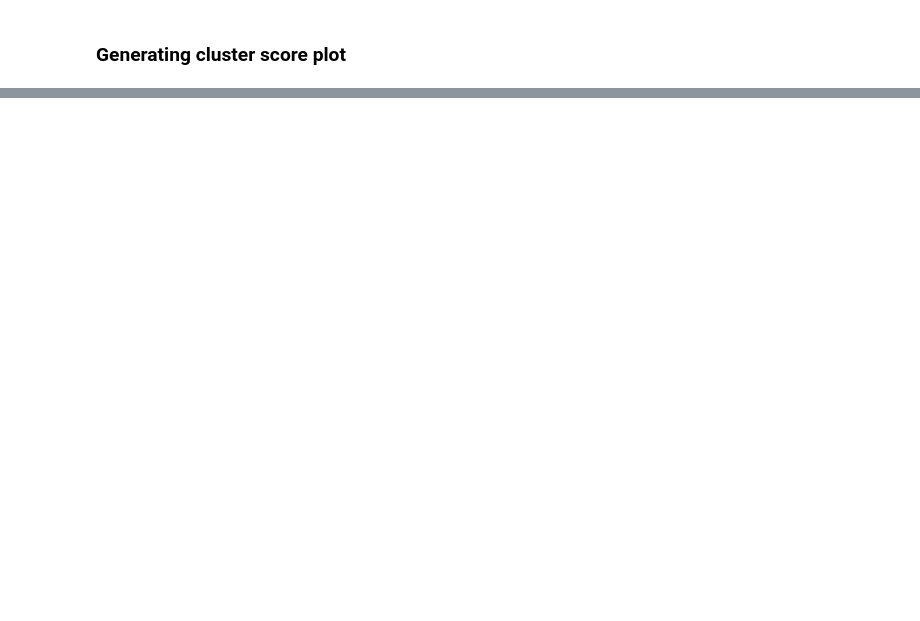
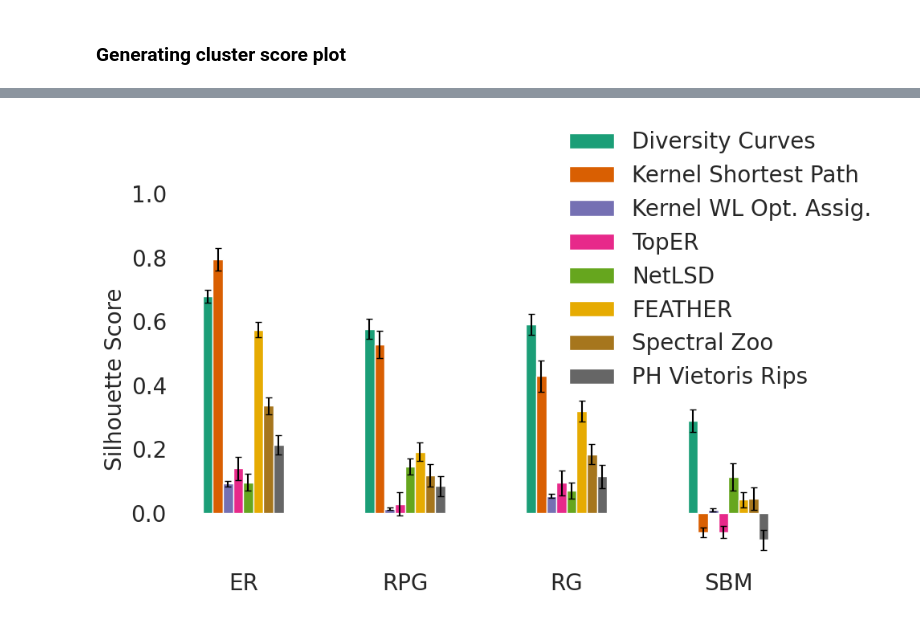
Before and after one commit to aidos-lab/diversity_curves, a Jupyter notebook: simulations/sim_params.ipynb, the cells around one changed output, grey strips where cells are left out. Cells and saved outputs as stored; diff of their text form; code cells hidden in the pictures; blank space fills up the shorter version.

Commit message:
cleaning up simulation experiment predicting parameters

```diff
--- a/simulations/sim_params.ipynb
+++ b/simulations/sim_params.ipynb
@@ -168,4 +159,101 @@ for model in models:
 # %%
+#loading results and configuration
 resdir = 'simulations/results/sim_params/nodes_10_to_30_stepsize_1/n_graphs_3'
 res_df = pd.read_csv(f'{resdir}/results_combined.csv', header=[0,1], index_col=0)
 configs = pd.read_csv(f'{resdir}/configs.csv', header=[0], index_col=0)
+# selecting the methods we want to plot
+methods_selection = [
+    'divcurves_shortest_path_distance',
+    'kernel_shortest_path',
+    'kernel_weisfeiler_lehman_optimal_assignment',
+    'toper_all_sub',
+    'graph_embedding_netLSD',
+    'graph_embedding_feathergraph',
+    'spectral_zoo',
+    'persistent_homology_vietoris_rips'
+]
+
+#  renaming
+names_methods = {
+    'divcurves_pca_shortest_path_distance': 'Diversity Curves',
+    'divcurves_shortest_path_distance': 'Diversity Curves',
+    'graph_embedding_feathergraph': 'FEATHER',
+    'kernel_shortest_path': 'Kernel Shortest Path',
+    'kernel_weisfeiler_lehman_optimal_assignment': 'Kernel WL Opt. Assig.',
+    'toper_forricci_sub': 'TopER Forricci',
+    'spectral_zoo': 'Spectral Zoo',
+    'persistent_homology_alpha_complex': 'PH Alpha Complex',
+    'persistent_homology_vietoris_rips': 'PH Vietoris Rips',
+    'toper_all_sub': 'TopER',
+    'graph_embedding_netLSD': 'NetLSD',
+}
+
+models = ['ER', 'RPG', 'RG', 'SBM']
+
+# selecting score to plot
+score = 'silh'
+
+#select relevant methods to plot
+selected = res_df.loc[methods_selection,(models, slice(None))]
+
+y=selected.loc[:, (slice(None), [f'{score}_mean'])].droplevel(level=1, axis=1)
+y_err = selected.loc[:, (slice(None), [f'{score}_std'])].droplevel(level=1, axis=1)
+
+
+
+fig, ax = plt.subplots(figsize=(10, 6))
+
+# Get the models (column names)
+# models = y.columns
+n_rows = len(y)
+x_positions = np.arange(len(models))
+
+# Width for offsetting errorbars within each model group
+bar_width = 0.5 / n_rows
+
+# Colors for each row and font size
+colors = plt.cm.Dark2(X=range(n_rows))
+matplotlib.rcParams.update({'font.size': 20})
+
+
+bars = {}
+
+# Plot errorbars for each row
+for row_idx, row_name in enumerate(y.index):
+    offsets = x_positions + (row_idx - n_rows/2 + 0.5) * bar_width
+    ax.errorbar(
+        offsets,
+        y.iloc[row_idx],
+        yerr=y_err.iloc[row_idx],
+        fmt='none',
+        label=row_name,
+        color='black',
+        capsize=3,
+        markersize=6
+    )
+    bars[row_name] = ax.bar(offsets, y.iloc[row_idx], width=bar_width, color=colors[row_idx])
+
+ax = plt.gca()
+ax.set_xticks(x_positions)
+ax.set_xticklabels(models)
+ax.set_ylabel('Silhouette Score')
+ax.set_ylim(top=1)
+ax.spines['top'].set_visible(False)
+ax.spines['right'].set_visible(False)
+ax.spines['bottom'].set_visible(False)
+ax.spines['left'].set_visible(False)
+ax.grid(False)
+box = ax.get_position()
+
+ax.legend(handles = [bars[row] for row in y.index],
+           labels=[names_methods[row] for row in y.index],
+           frameon=False,
+           loc=(0.62, 0.45),
+           )
+
+
+ax.tick_params(axis='x', which='both', bottom=False, top=False, left=False, right=False, labelbottom=True, labelleft=False)
+
+plt.show()
+# %% [output]
+[figure, added]
```
Also changed, not shown: parts of 7 cells of this notebook, 1 other file.
